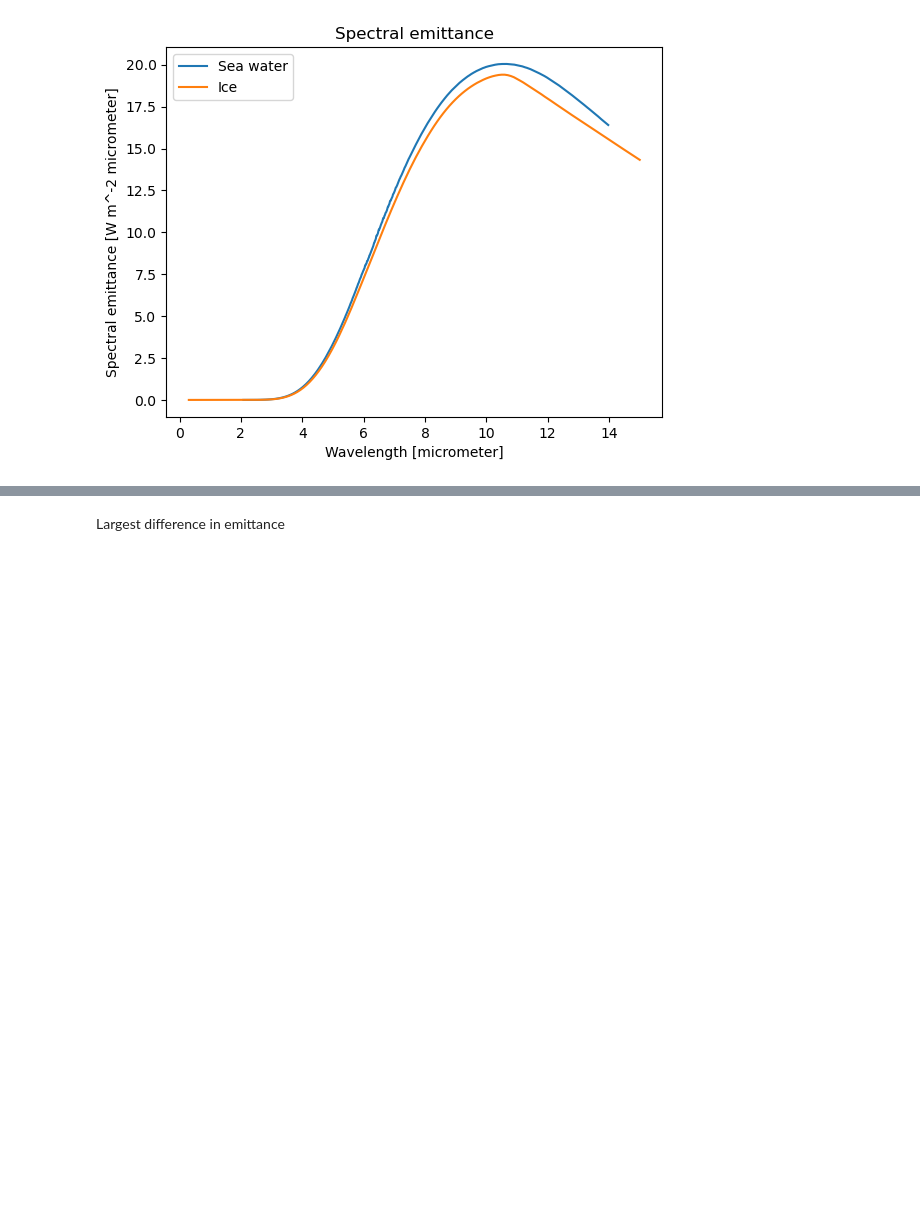
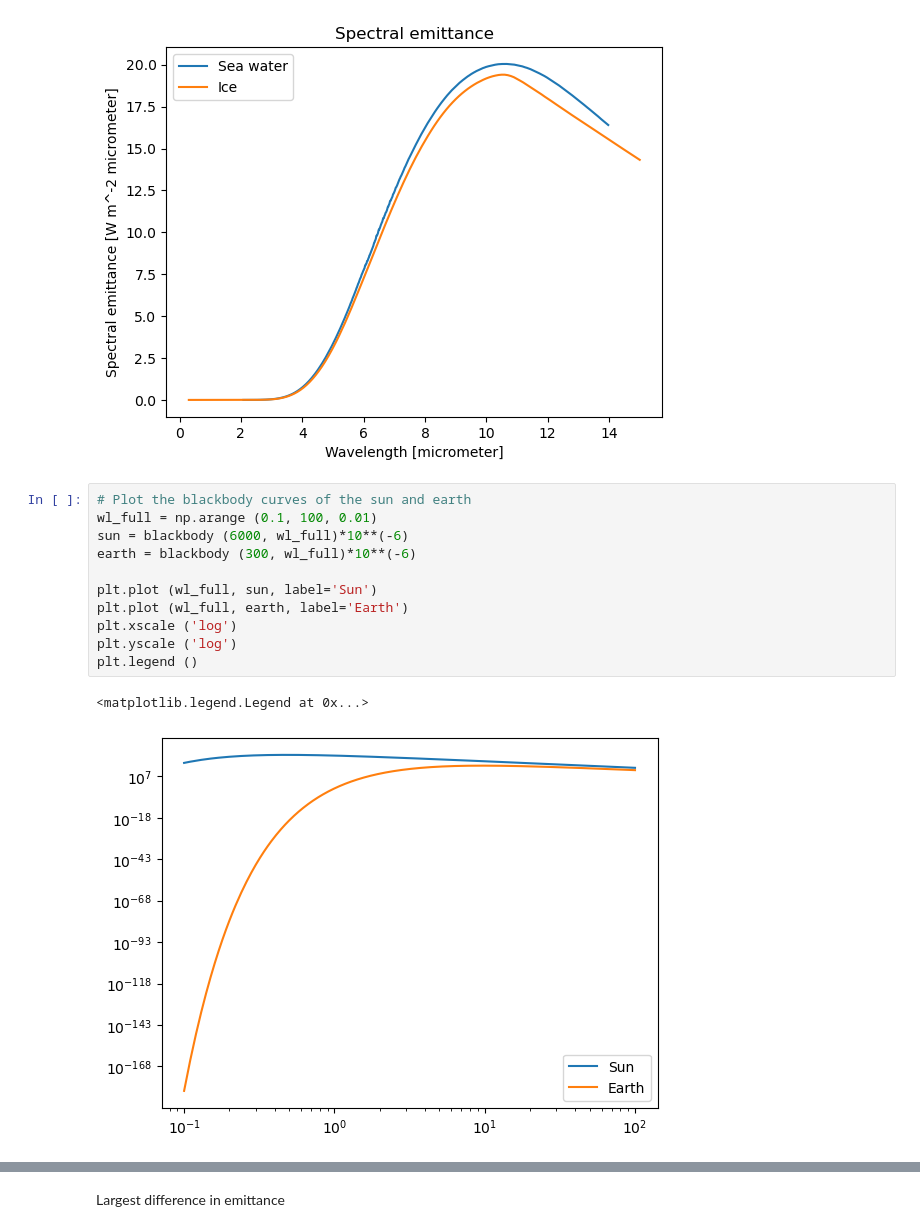
Before and after one commit to debnovalina/PPESO-Practical, a Jupyter notebook: Thermal remote sensing.ipynb, the cells around one changed output, grey strips where cells are left out. Saved outputs shown, nothing was run; the diff lists cells and outputs as text; blank space fills up the shorter version.

```diff
--- a/Thermal remote sensing.ipynb
+++ b/Thermal remote sensing.ipynb
@@ -158,4 +158,18 @@ plt.legend ()
 # %% [output]
 <matplotlib.legend.Legend at 0x...>
 [figure]
+# %%
+# Plot the blackbody curves of the sun and earth
+wl_full = np.arange (0.1, 100, 0.01)
+sun = blackbody (6000, wl_full)*10**(-6)
+earth = blackbody (300, wl_full)*10**(-6)
+
+plt.plot (wl_full, sun, label='Sun')
+plt.plot (wl_full, earth, label='Earth')
+plt.xscale ('log')
+plt.yscale ('log')
+plt.legend ()
+# %% [output]
+<matplotlib.legend.Legend at 0x...>
+[figure, added]
 # %%
```
Also changed, not shown: parts of 3 cells of this notebook.
